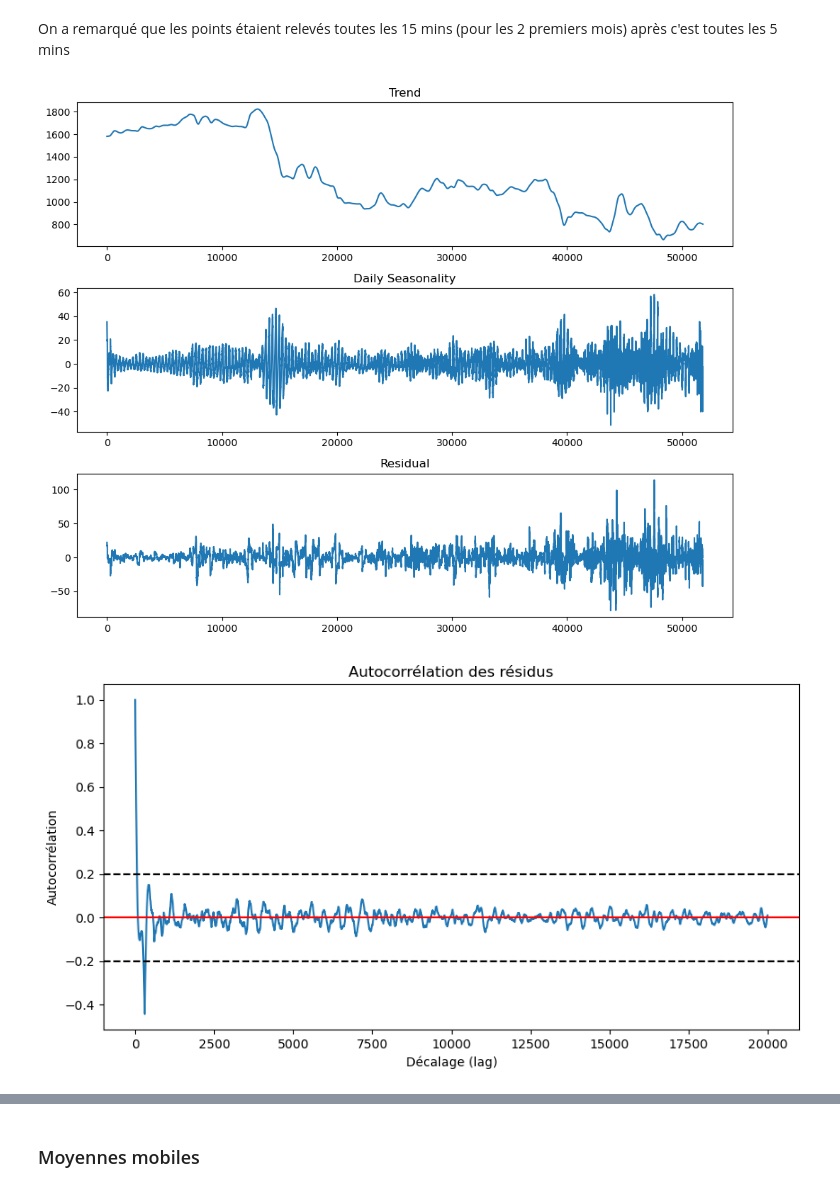
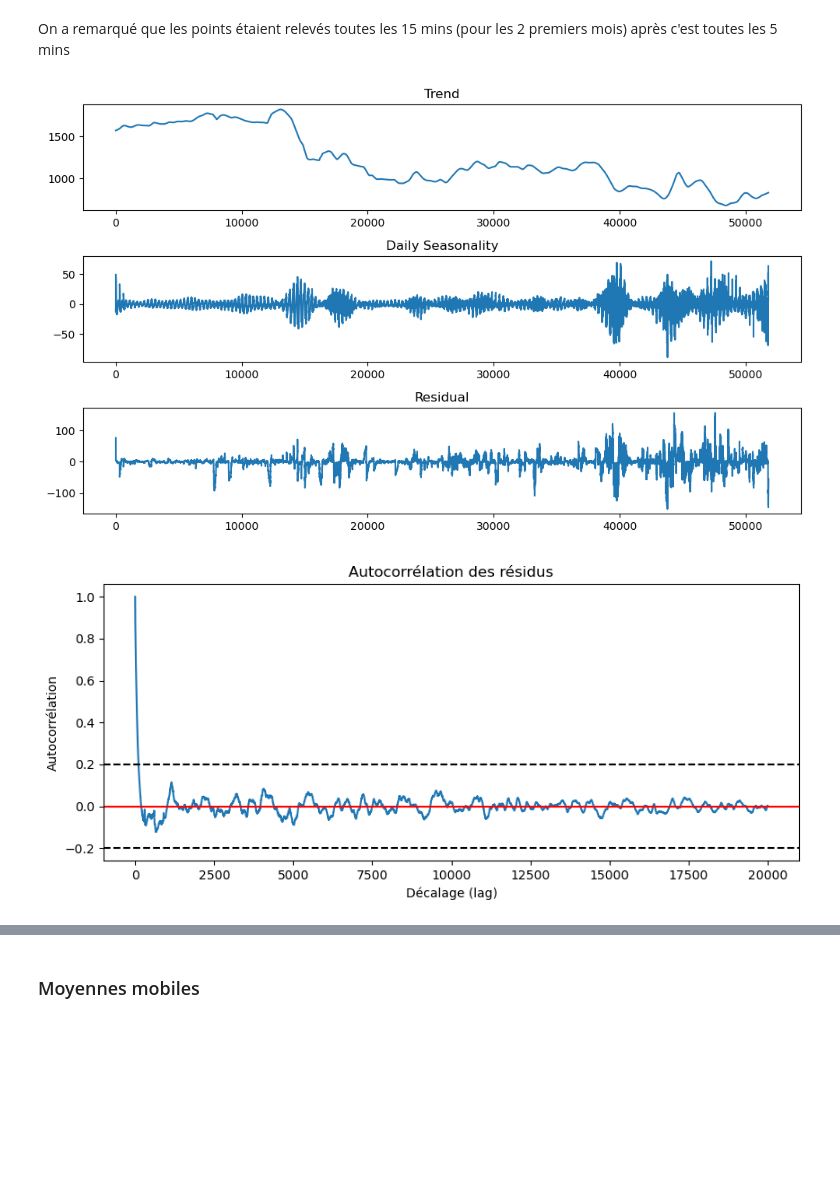
Before and after one commit to PiDchsn/Projet-RI, a Jupyter notebook: Analyse.ipynb, the cells around one changed output, grey strips where cells are left out. Saved outputs shown, nothing was run; the diff lists cells and outputs as text; code cells hidden in the pictures; blank space fills up the shorter version.

```diff
--- a/Analyse.ipynb
+++ b/Analyse.ipynb
@@ -101,22 +99,3 @@ def detect_pic(arr, seuil=100):
-# %%
-# Ines
-def detect_pic(data, seuil=100):
-    pic_indices = []
-    offset_indices = []
-
-    # Parcours des valeurs de la série
-    for i in range(1, len(data) - 2):
-
-        # on regarde si la différence entre les 2 valeurs est plus grande en valeur absolue que le seuil
-        if np.abs(data[i] - data[i+1]) >= seuil :
-            # si le saut suivant est aussi supérieur à un pic alors ceci est une valeur aberrante
-            if np.abs(data[i+1] - data[i+2]) >= seuil :
-                pic_indices.append(i+1)
-            # sinon on considère qu'il y a un problème d'offset
-            else :
-                offset_indices.append(i+1)
-
-    return pic_indices, offset_indices
 # %%
 pic, offset = detect_pic(data_crop)
 
@@ -584,35 +474,36 @@ Ca correspond à  : 1.7777777777777777 jours
 On a remarqué que les points étaient relevés toutes les 15 mins (pour les 2 premiers mois) après c'est toutes les 5 mins
 # %%
 from statsmodels.tsa.seasonal import STL
-# Calculate rolling mean (trend approximation)
+import statsmodels.api as sm
+
 data = pd.Series(data_ajust)
 
-stl = STL(data, period=5*60)#24*12)
+stl = STL(data, period=5*60, robust = True)
 result = stl.fit()
 
-fig, (ax1, ax2, ax3) = plt.subplots(3, 1, figsize=(10, 8))
+fig, (ax1, ax2, ax3) = plt.subplots(3, 1, figsize=(10, 6))
 ax1.plot(result.trend)
 ax1.set_title('Trend')
 ax2.plot(result.seasonal)
 ax2.set_title('Daily Seasonality')
 ax3.plot(result.resid)
 ax3.set_title('Residual')
 plt.tight_layout()
 plt.show()
 
 max_lag = 20000
 acf_values = sm.tsa.acf(result.resid, nlags = max_lag)
 
 # Affichage de l'autocorrélation
-plt.figure(figsize=(10, 5))
+plt.figure(figsize=(10, 4))
 plt.plot(range(max_lag + 1), acf_values)
 plt.axhline(y=0.2, color='black', linestyle='--', label='Ligne à x=0.2')
 plt.axhline(y=0, color='red', label='Ligne à x=0')
 plt.axhline(y=-0.2, color='black', linestyle='--', label='Ligne à x=-0.2')
 plt.xlabel("Décalage (lag)")
 plt.ylabel("Autocorrélation")
 plt.title("Autocorrélation des résidus")
 plt.show()
 # %% [output]
-[figure, old version]
+[figure, new version]
-[figure, old version]
+[figure, new version]
```
Also changed, not shown: parts of 43 cells of this notebook.
